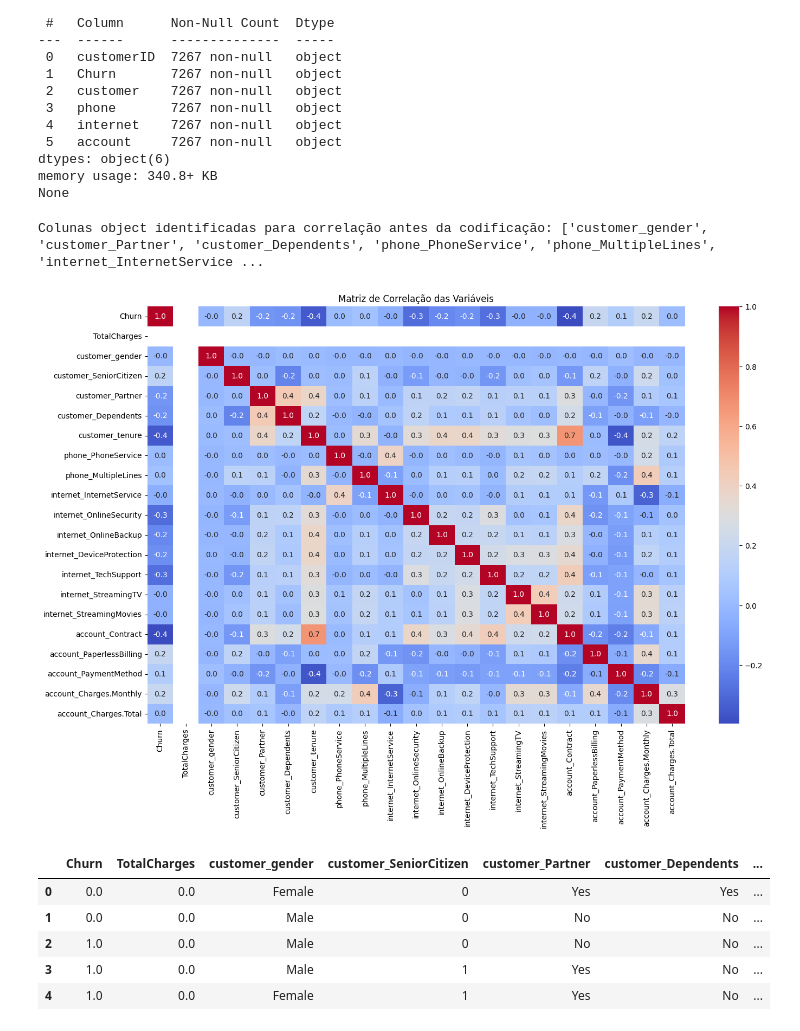
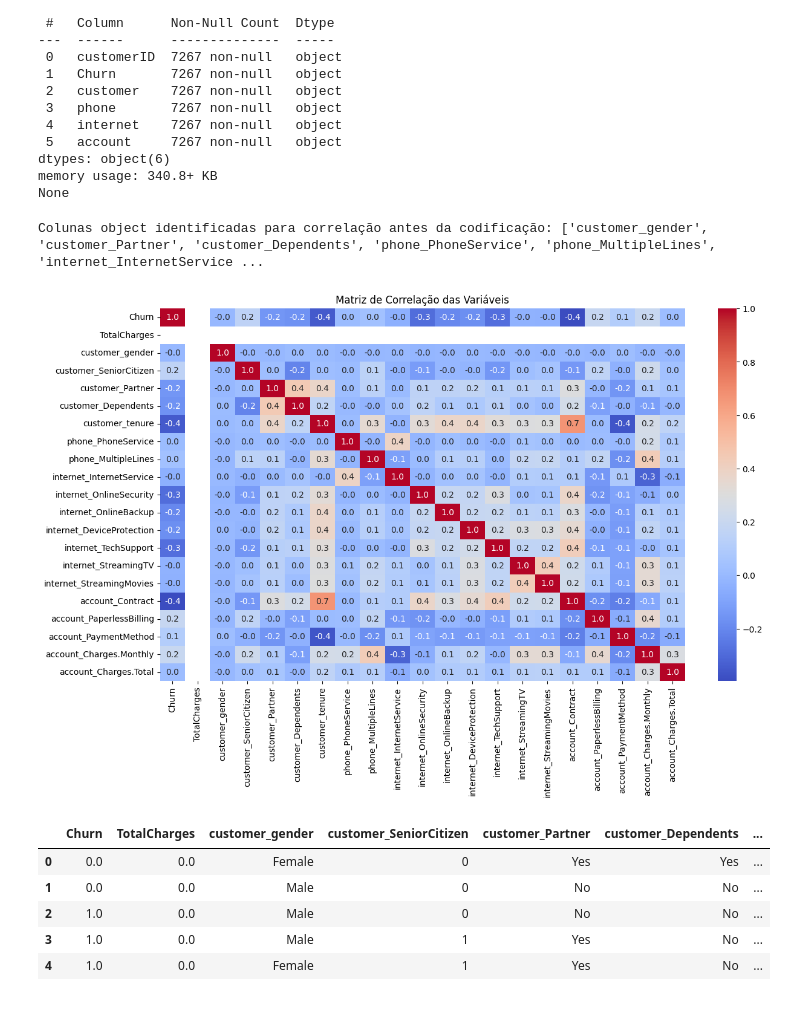
Before and after one commit to lrfurst/Challenge_Telecom_X2, a Jupyter notebook: Challenge_Teleconm_X2.ipynb, the cells around one changed output. Drawn from its saved outputs; the diff is of its cells as text; code cells hidden in the pictures.

```diff
--- a/Challenge_Teleconm_X2.ipynb
+++ b/Challenge_Teleconm_X2.ipynb
@@ -55,35 +55,35 @@ def flatten_nested_columns_for_corr(df, columns):
             # Renomear colunas para evitar conflitos
             nested_df.columns = [f"{col}_{subcol}" for subcol in nested_df.columns]
             df = pd.concat([df.drop(col, axis=1), nested_df], axis=1)
     return df
 
 # Colunas a serem desagrupadas (copiada da célula 6d03aab0)
 nested_cols_for_corr = ['customer', 'phone', 'internet', 'account']
 
 # Desagrupando as colunas no DataFrame de correlação
 df_corr = flatten_nested_columns_for_corr(df_corr, nested_cols_for_corr)
 
 
 # Excluir a coluna 'Churn' das colunas object a serem encodadas, pois já é numérica (0 ou 1)
 categorical_cols_for_corr = df_corr.select_dtypes(include='object').columns.tolist()
 if 'Churn' in categorical_cols_for_corr:
     categorical_cols_for_corr.remove('Churn')
 
 print("Colunas object identificadas para correlação antes da codificação:", categorical_cols_for_corr)
 
 # Aplicar a codificação categórica nas colunas object restantes
 for column in categorical_cols_for_corr:
     df_corr[column] = df_corr[column].astype('category').cat.codes
 
 # Criando o heatmap
-plt.figure(figsize=(16, 10))
+plt.figure(figsize=(14, 8))
 # Calcular a matriz de correlação no DataFrame codificado
 sns.heatmap(df_corr.corr(), annot=True, cmap='coolwarm', fmt='.1f')
 plt.title('Matriz de Correlação das Variáveis')
 plt.show()
 # %% [output]
 Colunas object identificadas para correlação antes da codificação: ['customer_gender', 'customer_Partner', 'customer_Dependents', 'phone_PhoneService', 'phone_MultipleLines', 'internet_InternetService ...
-[figure, old version]
+[figure, new version]
 # %%
 # Função para desagrupar colunas aninhadas
 def flatten_nested_columns(df, columns):
```
Also changed, not shown: parts of 2 cells of this notebook.
